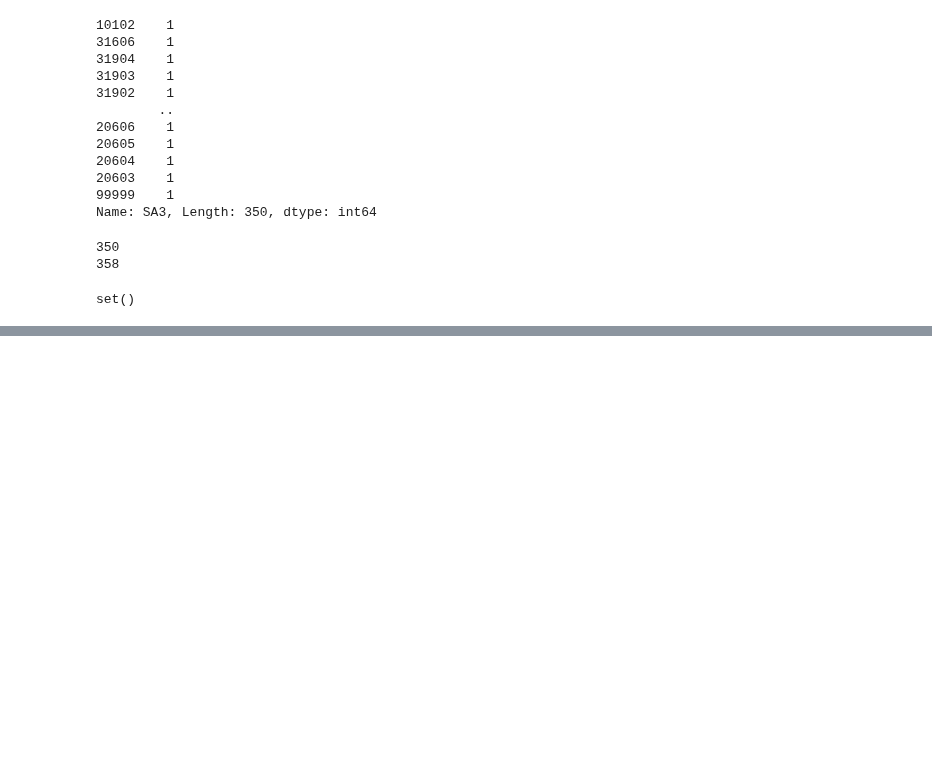
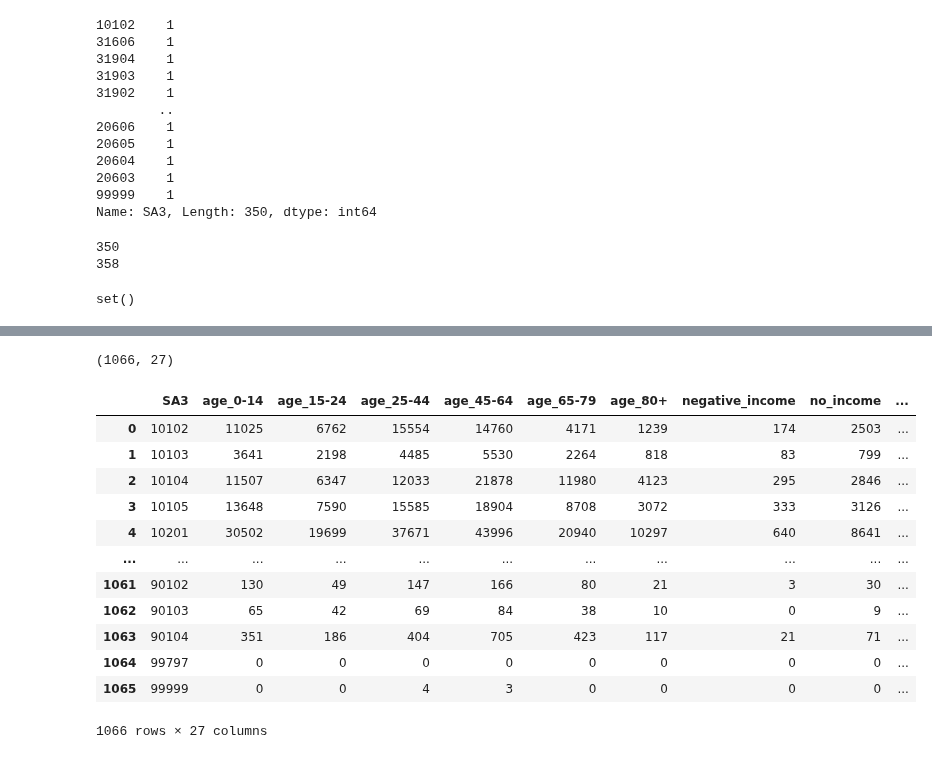
Before and after one commit to jiniep/mbs_analysis, a Jupyter notebook: scripts/4_cenus_combine_datasets.ipynb, the cells around one changed output, grey strips where cells are left out. Saved outputs shown, nothing was run; the diff lists cells and outputs as text; code cells hidden in the pictures; blank space fills up the shorter version.

Commit message:
Combined the census 2011, 2016, 2021

```diff
--- a/scripts/4_cenus_combine_datasets.ipynb
+++ b/scripts/4_cenus_combine_datasets.ipynb
@@ -610,0 +615,4 @@ set()
+# %%
+df_census_2011_new["Year"] = "2011"
+df_census_2011_new["Year"] = df_census_2011_new["Year"].astype("str")
+df_census_2011_new.head()
@@ -610,0 +627,4 @@ set()
+# %%
+df_census_2016["Year"] = "2016"
+df_census_2016["Year"] = df_census_2016["Year"].astype("str")
+df_census_2016.head()
@@ -610,0 +639,4 @@ set()
+# %%
+df_census_2021["Year"] = "2021"
+df_census_2016["Year"] = df_census_2016["Year"].astype("str")
+df_census_2021.head()
@@ -610,0 +694,26 @@ set()
+# %%
+# vertically stacking each of the dataframe to create a new dataset with years 2013-22
+df_census_combined_2011_16_21 = pd.concat(
+    [df_census_2011_new, df_census_2016, df_census_2021],
+    axis=0,
+    ignore_index=True,
+)
+df_census_combined_2011_16_21.shape
+# %% [output]
+(1066, 27)
+# %%
+df_census_combined_2011_16_21
+# %% [output]
+|  | SA3 | age_0-14 | age_15-24 | age_25-44 | age_45-64 | age_65-79 | age_80+ | negative_income | no_income | ... |
+| 0 | 10102 | 11025 | 6762 | 15554 | 14760 | 4171 | 1239 | 174 | 2503 | ... |
+| 1 | 10103 | 3641 | 2198 | 4485 | 5530 | 2264 | 818 | 83 | 799 | ... |
+| 2 | 10104 | 11507 | 6347 | 12033 | 21878 | 11980 | 4123 | 295 | 2846 | ... |
+| 3 | 10105 | 13648 | 7590 | 15585 | 18904 | 8708 | 3072 | 333 | 3126 | ... |
+| 4 | 10201 | 30502 | 19699 | 37671 | 43996 | 20940 | 10297 | 640 | 8641 | ... |
+| ... | ... | ... | ... | ... | ... | ... | ... | ... | ... | ... |
+| 1061 | 90102 | 130 | 49 | 147 | 166 | 80 | 21 | 3 | 30 | ... |
+| 1062 | 90103 | 65 | 42 | 69 | 84 | 38 | 10 | 0 | 9 | ... |
+| 1063 | 90104 | 351 | 186 | 404 | 705 | 423 | 117 | 21 | 71 | ... |
+| 1064 | 99797 | 0 | 0 | 0 | 0 | 0 | 0 | 0 | 0 | ... |
+| 1065 | 99999 | 0 | 0 | 4 | 3 | 0 | 0 | 0 | 0 | ... |
+1066 rows × 27 columns
```
Also changed, not shown: parts of 14 cells of this notebook.
